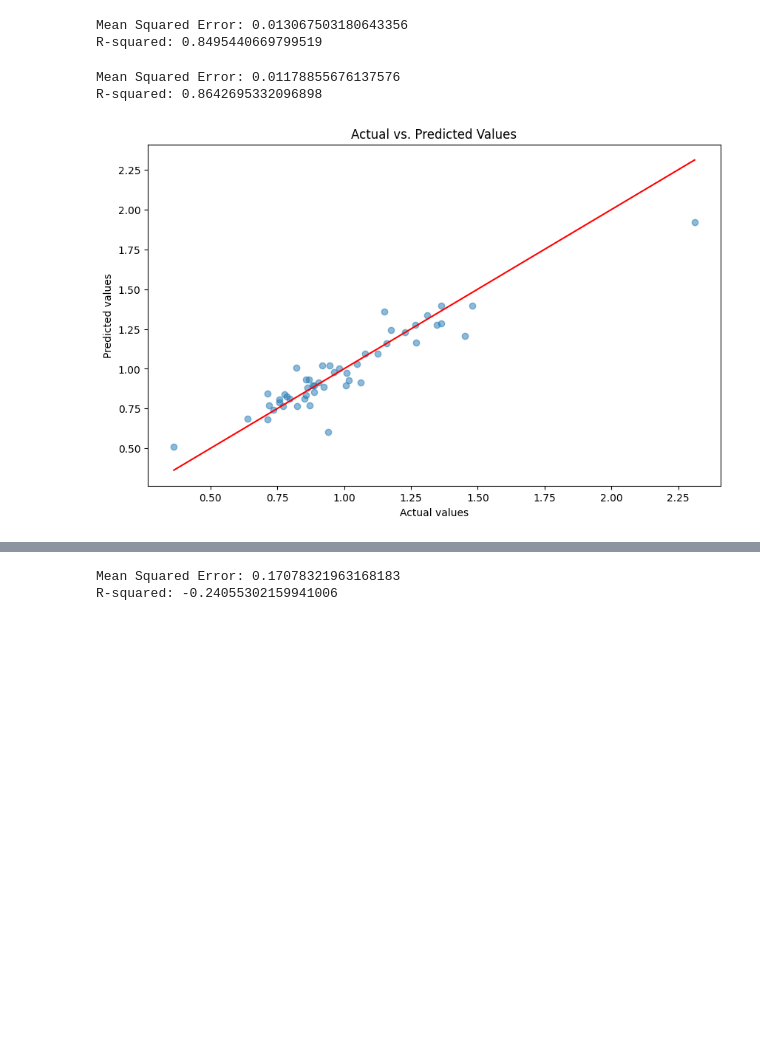
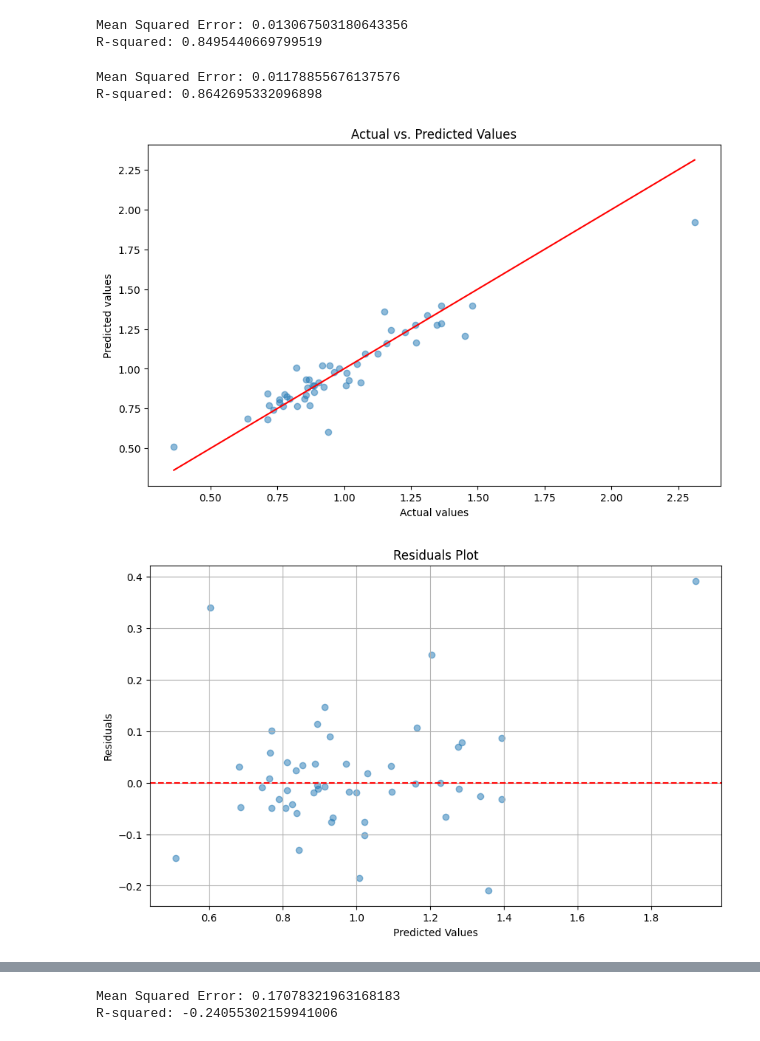
Before and after one commit to amirtarkian/DataModels2024, a Jupyter notebook: data/models.ipynb, the cells around one changed output, grey strips where cells are left out. Cells and saved outputs as stored; diff of their text form; code cells hidden in the pictures; blank space fills up the shorter version.

```diff
--- a/data/models.ipynb
+++ b/data/models.ipynb
@@ -141,26 +141,40 @@ R-squared: 0.8495440669799519
 # %%
 # FOREST MODEL
 
 regressor = RandomForestRegressor(n_estimators=100, random_state=40)
 regressor.fit(X_train, y_train)
 
 predictions = regressor.predict(X_test)
 mse = mean_squared_error(y_test, predictions)
 r2 = r2_score(y_test, predictions)
 print(f"Mean Squared Error: {mse}")
 print(f"R-squared: {r2}")
 
 plt.figure(figsize=(10, 6))
 plt.scatter(y_test, predictions, alpha=0.5)
 plt.title('Actual vs. Predicted Values')
 plt.xlabel('Actual values')
 plt.ylabel('Predicted values')
 plt.plot([min(y_test), max(y_test)], [min(y_test), max(y_test)], color='red')  # Diagonal line
 plt.show()
+
+# Calculate residuals
+residuals = y_test - predictions
+
+# Plotting residuals
+plt.figure(figsize=(10, 6))
+plt.scatter(predictions, residuals, alpha=0.5)
+plt.title('Residuals Plot')
+plt.xlabel('Predicted Values')
+plt.ylabel('Residuals')
+plt.axhline(y=0, color='red', linestyle='--')  # Adds a horizontal line at zero
+plt.grid(True)
+plt.show()
 # %% [output]
 Mean Squared Error: 0.01178855676137576
 R-squared: 0.8642695332096898
 [figure]
+[figure, added]
 # %%
 # NEURAL NETWORK
 import numpy as np
```
Also changed, not shown: parts of 2 cells of this notebook, 1 other file.
